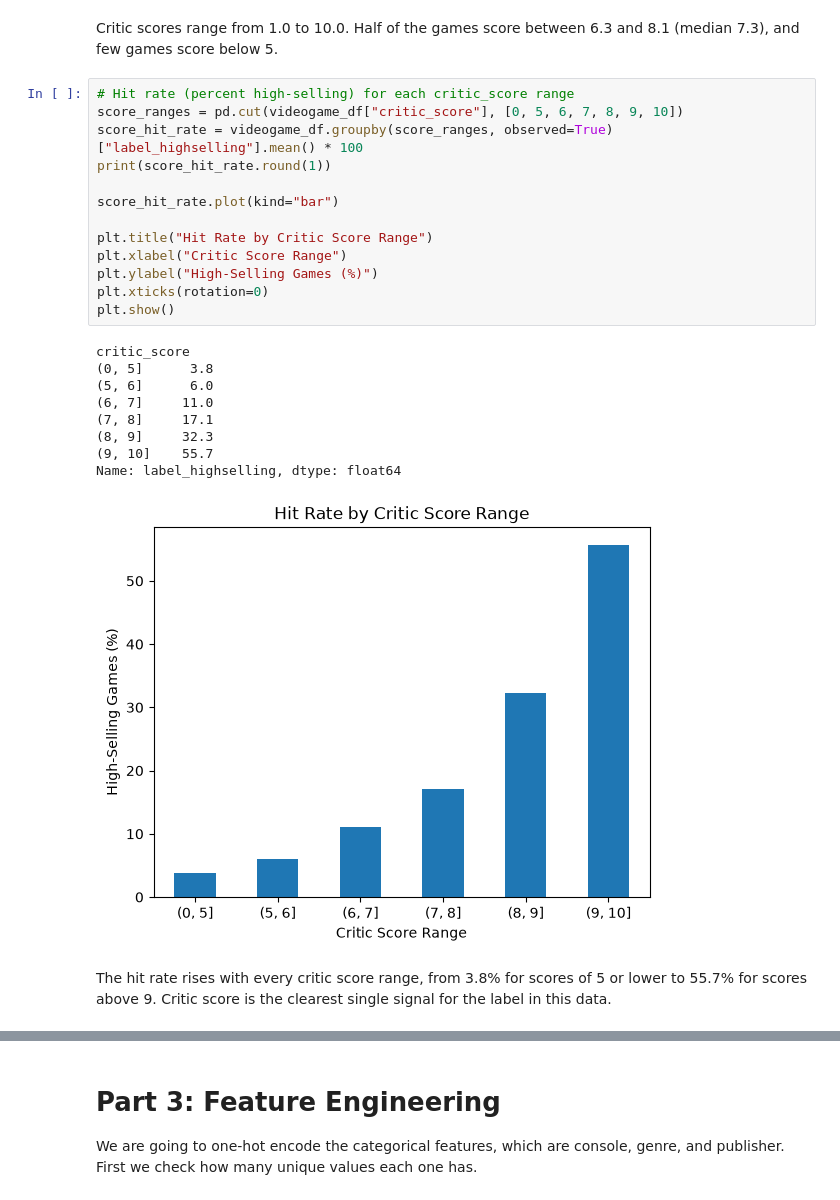
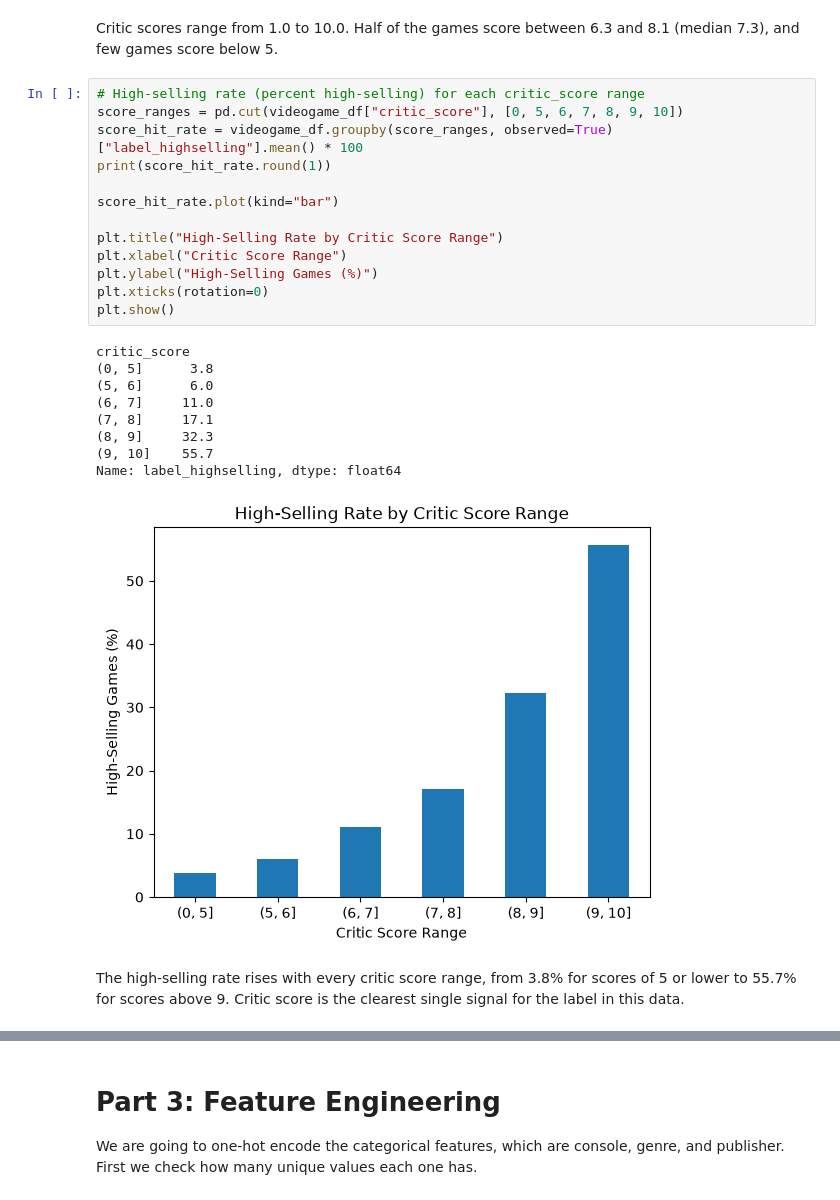
Before and after one commit to CarlosOlvera05/ML-Course-Project, a Jupyter notebook: MLProject(NEW).ipynb, the cells around one changed output, grey strips where cells are left out. Saved outputs shown, nothing was run; the diff lists cells and outputs as text.

```diff
--- a/MLProject(NEW).ipynb
+++ b/MLProject(NEW).ipynb
@@ -392,28 +367,28 @@ Name: critic_score, dtype: float64
 # %% [markdown]
 Critic scores range from 1.0 to 10.0. Half of the games score between 6.3 and 8.1 (median 7.3), and few games score below 5.
 # %%
-# Hit rate (percent high-selling) for each critic_score range
+# High-selling rate (percent high-selling) for each critic_score range
 score_ranges = pd.cut(videogame_df["critic_score"], [0, 5, 6, 7, 8, 9, 10])
 score_hit_rate = videogame_df.groupby(score_ranges, observed=True)["label_highselling"].mean() * 100
 print(score_hit_rate.round(1))
 
 score_hit_rate.plot(kind="bar")
 
-plt.title("Hit Rate by Critic Score Range")
+plt.title("High-Selling Rate by Critic Score Range")
 plt.xlabel("Critic Score Range")
 plt.ylabel("High-Selling Games (%)")
 plt.xticks(rotation=0)
 plt.show()
 # %% [output]
 critic_score
 (0, 5]      3.8
 (5, 6]      6.0
 (6, 7]     11.0
 (7, 8]     17.1
 (8, 9]     32.3
 (9, 10]    55.7
 Name: label_highselling, dtype: float64
-[figure, old version]
+[figure, new version]
 # %% [markdown]
-The hit rate rises with every critic score range, from 3.8% for scores of 5 or lower to 55.7% for scores above 9. Critic score is the clearest single signal for the label in this data.
+The high-selling rate rises with every critic score range, from 3.8% for scores of 5 or lower to 55.7% for scores above 9. Critic score is the clearest single signal for the label in this data.
 # %%
```
Also changed, not shown: parts of 92 cells of this notebook, 1 other file.
